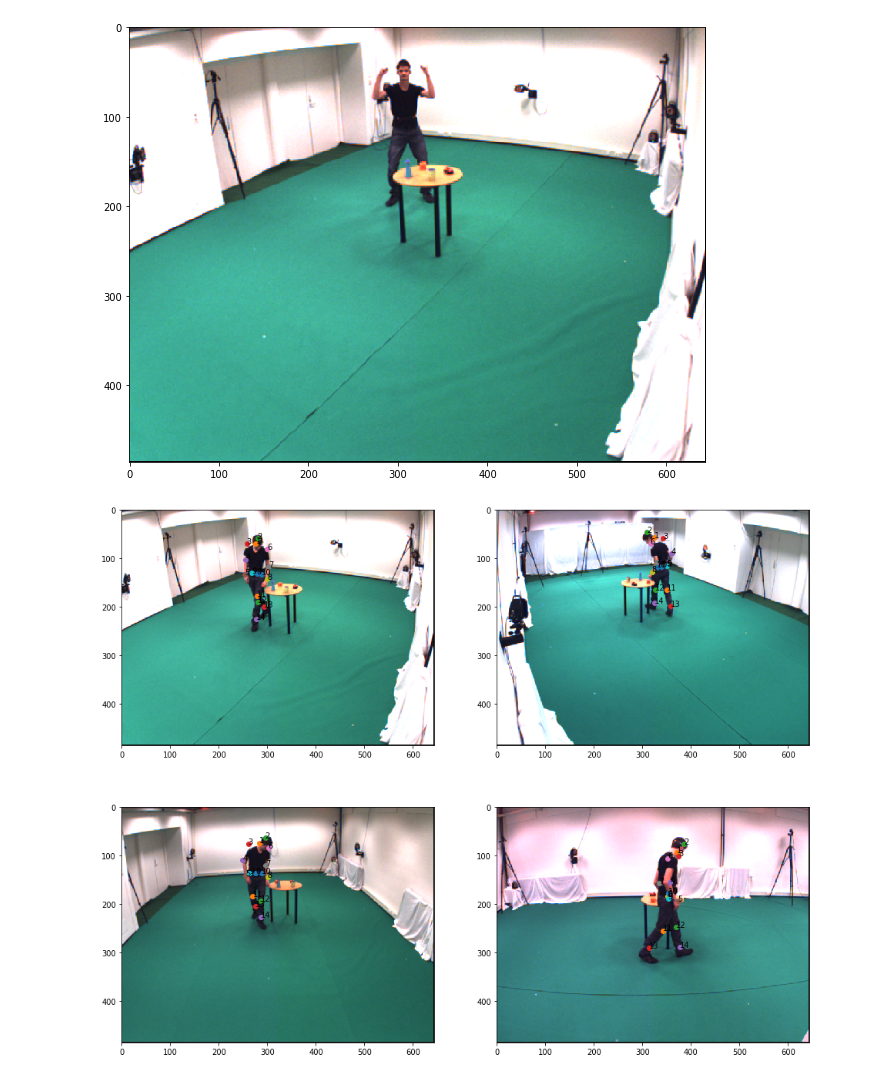
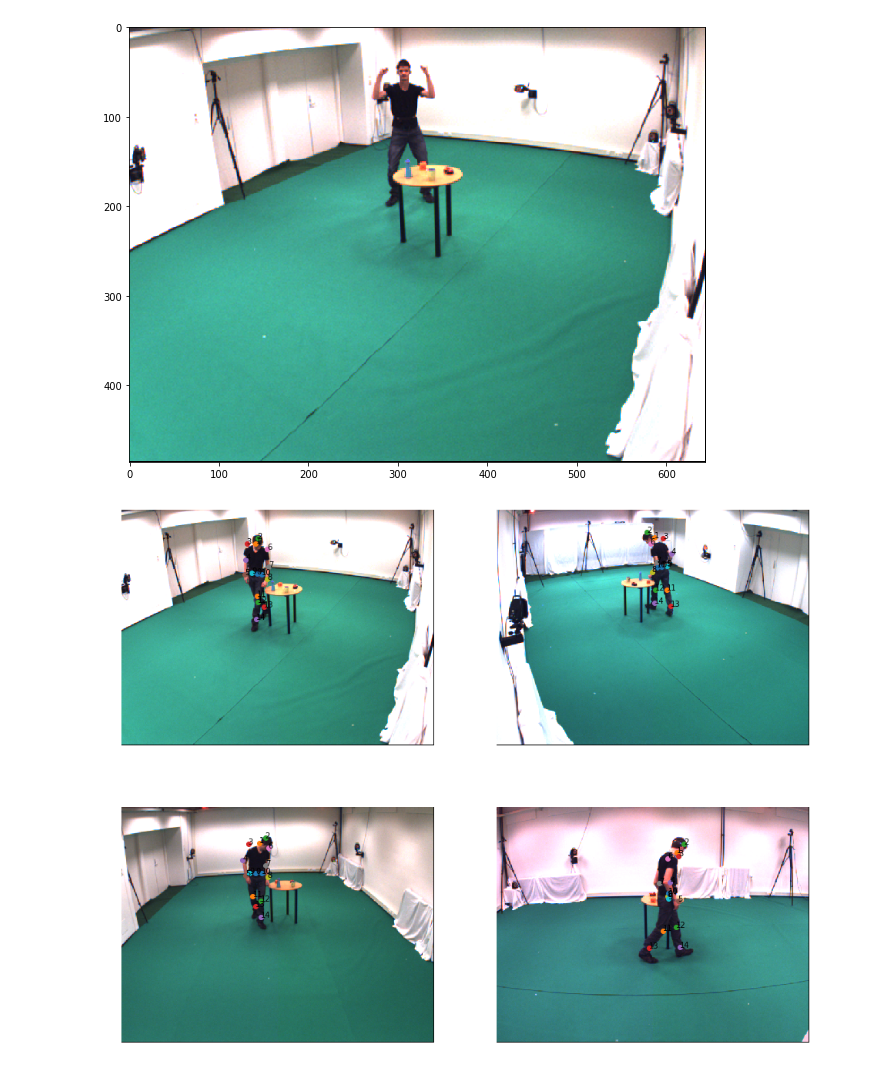
Before and after one commit to jutanke/pak, a Jupyter notebook: samples/UMPM.ipynb, the cells around one changed output. Cells and saved outputs as stored; diff of their text form; code cells hidden in the pictures.

```diff
--- a/samples/UMPM.ipynb
+++ b/samples/UMPM.ipynb
@@ -69,31 +69,32 @@ def handle_img(ax, cam, frame=0):
         ax.scatter(px, py)
         ax.text(px, py, str(i))
 
     Im = X[cam][frame]
+    ax.axis('off')
     ax.imshow(Im)
 
 frame = 2000
 handle_img(fig.add_subplot(221), 'l', frame=frame)
 handle_img(fig.add_subplot(222), 'r', frame=frame)
 handle_img(fig.add_subplot(223), 's', frame=frame)
 handle_img(fig.add_subplot(224), 'f', frame=frame)
 
 # head = 2
 # neck = 1
 # rshoulder = 3
 # lshoulder = 6
 # relbow = 4
 # lelbow = 7
 # rhand = 5
 # lhand = 8
 # lwaist = 10
 # rwaist = 5
 # pelvis = 0
 # lknee = 12
 # rknee = 11
 # rfoot = 13
 # lfoot = 14
 
 plt.show()
 # %% [output]
-[figure, old version]
+[figure, new version]
```
